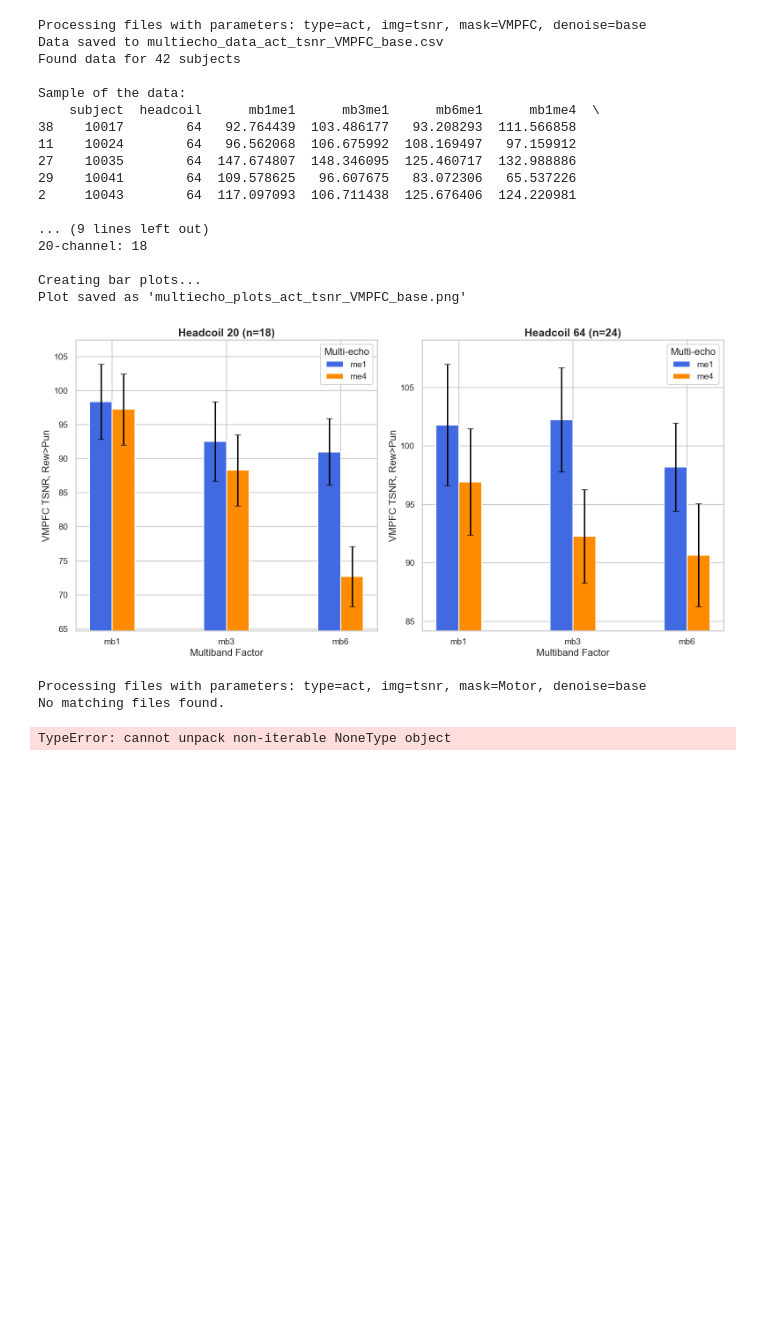
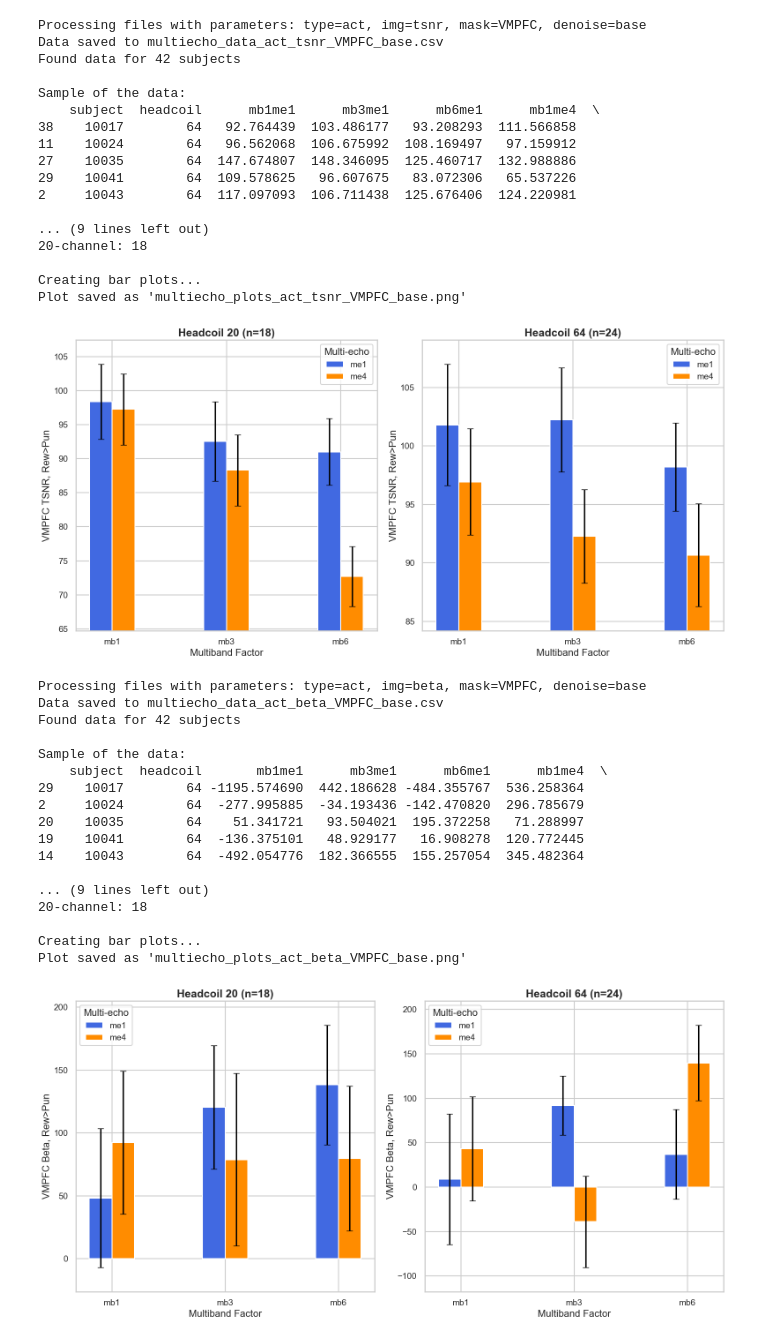
Before and after one commit to DVS-Lab/multiecho-pilot, a Jupyter notebook: code/plot_figures.ipynb, the cells around one changed output. Saved outputs shown, nothing was run; the diff lists cells and outputs as text; code cells hidden in the pictures; blank space fills up the shorter version.

Commit message:
update plots

```diff
--- a/code/plot_figures.ipynb
+++ b/code/plot_figures.ipynb
@@ -1027,7 +1027,7 @@ Creating bar plots...
 Plot saved as 'multiecho_plots_act_tsnr_VMPFC_base.png'
 [figure]
 # %%
-# VS PPI Rew>Pun, Beta
+# VMPFC Act Rew>Pun, Beta
 import os
 import re
 import pandas as pd
@@ -1038,10 +1038,10 @@ import glob
 
 # Parameters that can be changed to repurpose the script
 # Change these values to match the files you want to process
-TYPE_VALUE = "ppi_seed-VS_thr5"  # e.g., "act"
-IMG_VALUE = "beta"  # e.g., "beta"
-MASK_VALUE = "VS"   # e.g., "VS"
-DENOISE_VALUE = "base"  # e.g., "base"
+TYPE_VALUE = "act"  # e.g., "act" "ppi_seed-VS_thr5"
+IMG_VALUE = "beta"  # e.g., "beta" "zstat" "tsnr"
+MASK_VALUE = "VMPFC"   # e.g., "VS" "VMPFC"
+DENOISE_VALUE = "base"  # e.g., "base" "tedana"
 
 # Path to the directory containing the text files
 BASE_DIR = os.path.expanduser("~/Documents/GitHub/multiecho-pilot/derivatives/extractions")
@@ -1189,7 +1189,7 @@ def create_bar_plots(plot_data):
         ax.bar(x2, me4_means, width, color=me4_color, label='me4', yerr=me4_errors, capsize=5)
 
         # Set labels and title with increased font size
-        ax.set_ylabel('Motor TSNR, Left>Right', fontsize=16)
+        ax.set_ylabel('VMPFC Beta, Rew>Pun', fontsize=16)
         ax.set_title(f"{title} (n={count})", fontsize=18, fontweight='bold')
 
         # Set x-axis ticks and labels
@@ -1238,33 +1238,48 @@ def process_and_visualize():
     print(f"Found data for {len(df)} subjects")
 
     # Display the first few rows
     print("\nSample of the data:")
     print(df.head())
 
     # Count headcoil types
     headcoil_counts = df['headcoil'].value_counts()
     print("\nHeadcoil counts:")
     print(f"64-channel: {headcoil_counts.get(64, 0)}")
     print(f"20-channel: {headcoil_counts.get(20, 0)}")
 
     # Prepare data for plotting
     plot_data = prepare_plot_data(df)
 
     # Create and save bar plots
     print("\nCreating bar plots...")
     fig = create_bar_plots(plot_data)
 
     # Save the plot
     plot_file = f"multiecho_plots_{TYPE_VALUE}_{IMG_VALUE}_{MASK_VALUE}_{DENOISE_VALUE}.png"
     plt.savefig(plot_file, dpi=300, bbox_inches='tight')
 
     print(f"Plot saved as '{plot_file}'")
 
     return df, fig
 
 if __name__ == "__main__":
     df, fig = process_and_visualize()
 # %% [output]
-Processing files with parameters: type=act, img=tsnr, mask=Motor, denoise=base
-No matching files found.
+Processing files with parameters: type=act, img=beta, mask=VMPFC, denoise=base
+Data saved to multiecho_data_act_beta_VMPFC_base.csv
+Found data for 42 subjects
+
+Sample of the data:
+    subject  headcoil       mb1me1      mb3me1      mb6me1      mb1me4  \
+29    10017        64 -1195.574690  442.186628 -484.355767  536.258364
+2     10024        64  -277.995885  -34.193436 -142.470820  296.785679
+20    10035        64    51.341721   93.504021  195.372258   71.288997
+19    10041        64  -136.375101   48.929177   16.908278  120.772445
+14    10043        64  -492.054776  182.366555  155.257054  345.482364
+
+... (9 lines left out)
+20-channel: 18
+
+Creating bar plots...
+Plot saved as 'multiecho_plots_act_beta_VMPFC_base.png'
-TypeError: cannot unpack non-iterable NoneType object
+[figure, added]
```
Also changed, not shown: parts of 5 cells of this notebook, 11 other files.
